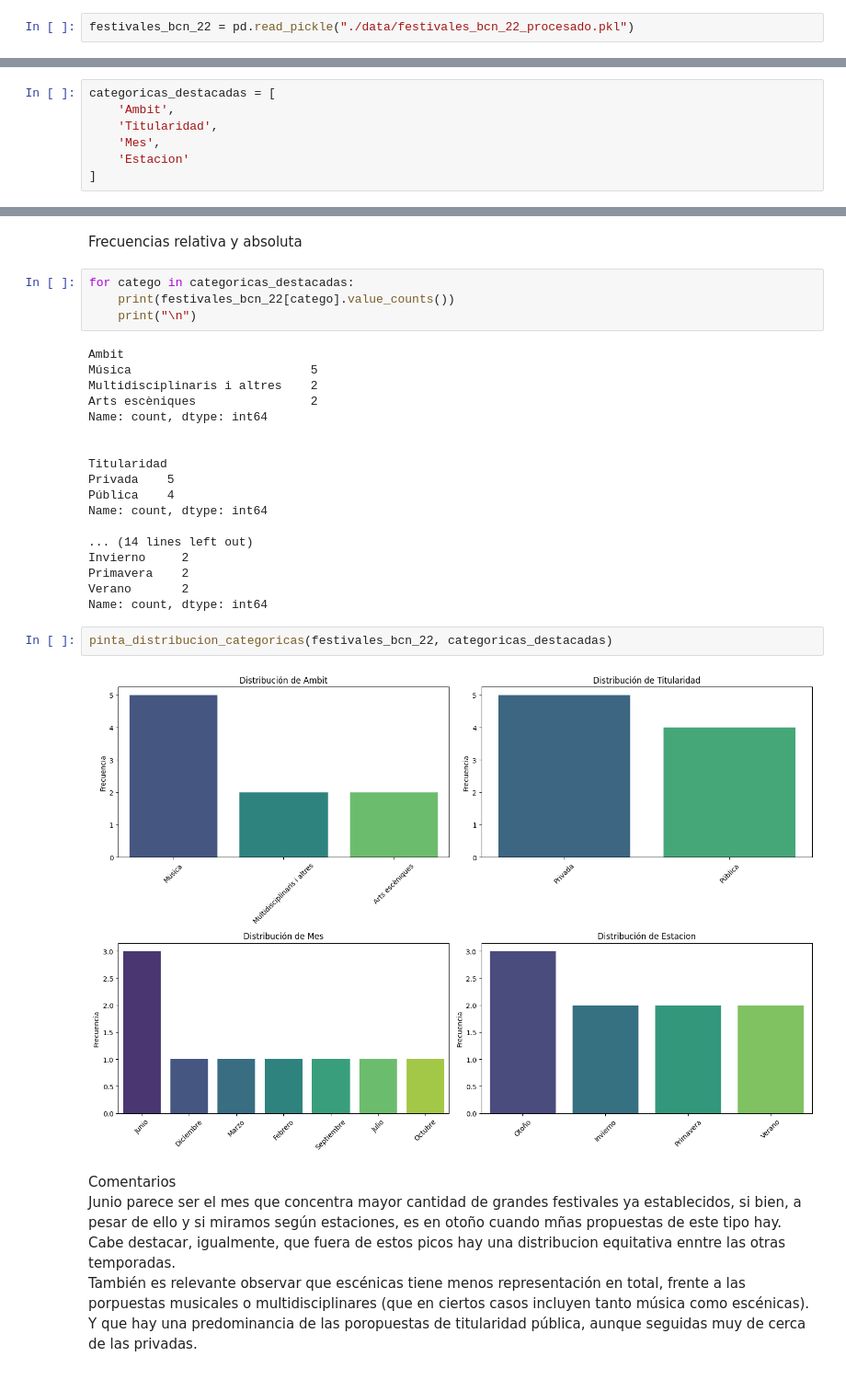
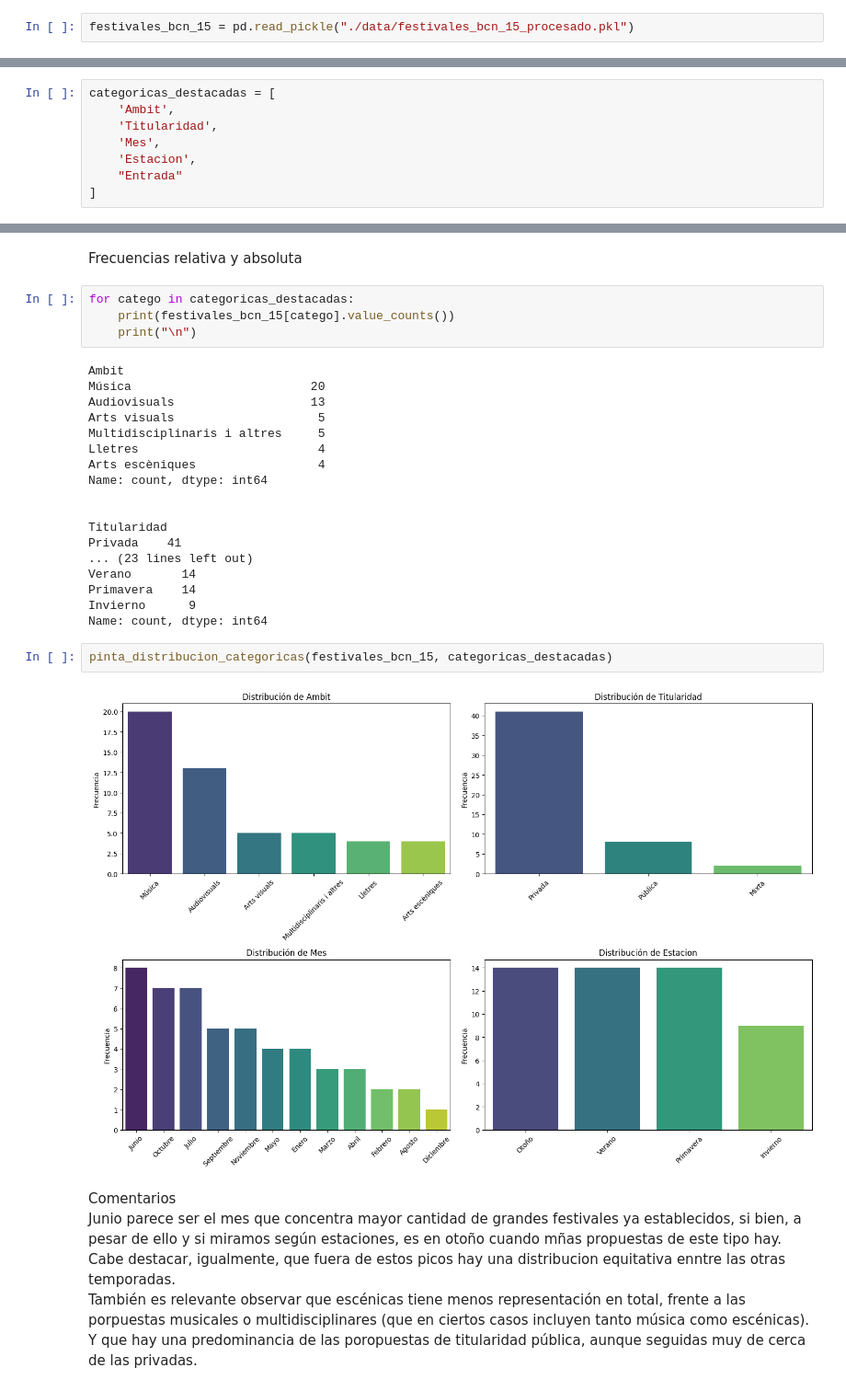
Before and after one commit to marosor/ONLINE_DS_THEBRIDGE_marosor, a Jupyter notebook: EDA/10_analisis_2015.ipynb, the cells around one changed output, grey strips where cells are left out. Shown: that part at 92% size. Cells and saved outputs as stored; diff of their text form.

```diff
--- a/EDA/10_analisis_2015.ipynb
+++ b/EDA/10_analisis_2015.ipynb
@@ -4,7 +4,7 @@ import numpy as np
 import matplotlib.pyplot as plt
 import seaborn as sns
 # %%
-festivales_bcn_22 = pd.read_pickle("./data/festivales_bcn_22_procesado.pkl")
+festivales_bcn_15 = pd.read_pickle("./data/festivales_bcn_15_procesado.pkl")
 # %%
 categoricas_festivales = [
     "Ambit",
@@ -17,7 +19,8 @@ categoricas_destacadas = [
     'Ambit',
     'Titularidad',
     'Mes',
-    'Estacion'
+    'Estacion',
+    "Entrada"
 ]
 # %%
 columnas_numericas_fests = [
@@ -196,30 +189,30 @@ Lo mismo sucede con la cantidad de asistentes, ya que hay casos que van desde lo
 Frecuencias relativa y absoluta
 # %%
 for catego in categoricas_destacadas:
-    print(festivales_bcn_22[catego].value_counts())
+    print(festivales_bcn_15[catego].value_counts())
     print("\n")
 # %% [output]
 Ambit
-Música                         5
-Multidisciplinaris i altres    2
-Arts escèniques                2
+Música                         20
+Audiovisuals                   13
+Arts visuals                    5
+Multidisciplinaris i altres     5
+Lletres                         4
+Arts escèniques                 4
 Name: count, dtype: int64
 
 
 Titularidad
-Privada    5
-Pública    4
+Privada    41
+... (23 lines left out)
+Verano       14
+Primavera    14
+Invierno      9
 Name: count, dtype: int64
-
-... (14 lines left out)
-Invierno     2
-Primavera    2
-Verano       2
-Name: count, dtype: int64
 # %%
-pinta_distribucion_categoricas(festivales_bcn_22, categoricas_destacadas)
+pinta_distribucion_categoricas(festivales_bcn_15, categoricas_destacadas)
 # %% [output]
-[figure, old version]
+[figure, new version]
 # %% [markdown]
 Comentarios <br>
 Junio parece ser el mes que concentra mayor cantidad de grandes festivales ya establecidos, si bien, a pesar de ello y si miramos según estaciones, es en otoño cuando mñas propuestas de este tipo hay. Cabe destacar, igualmente, que fuera de estos picos hay una distribucion equitativa enntre las otras temporadas. <br>
```
Also changed, not shown: parts of 26 cells of this notebook, 15 other files.
